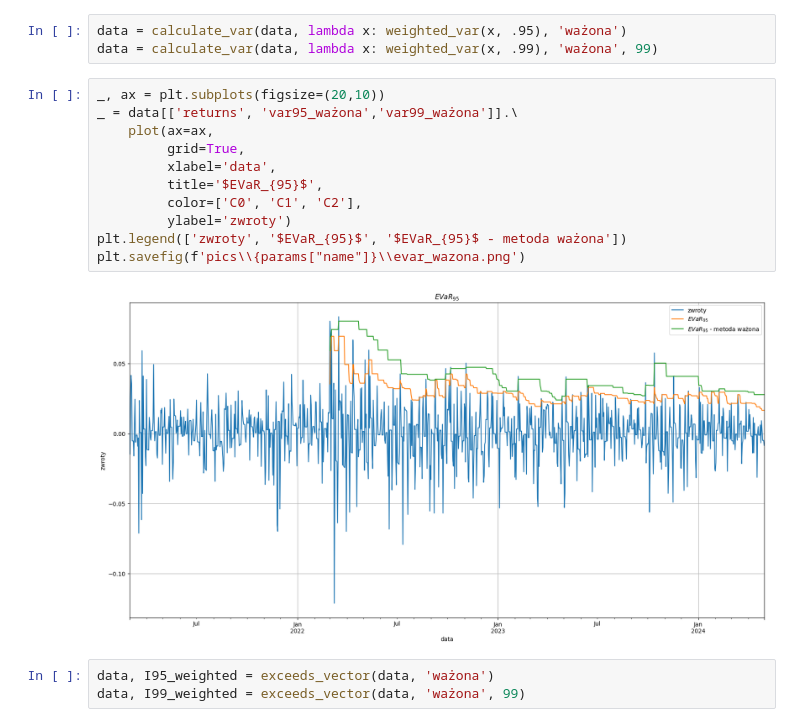
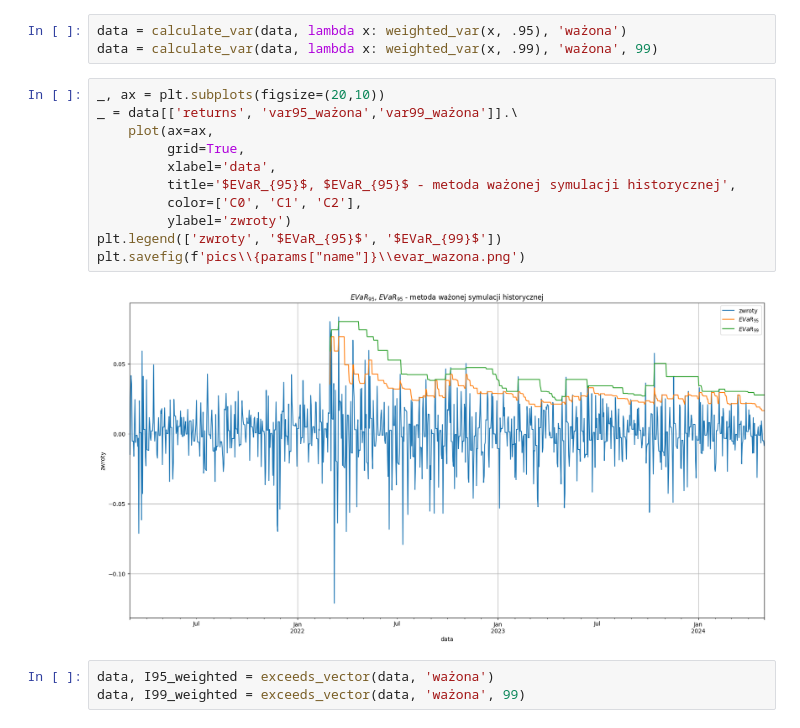
Before and after one commit to OlaHodera/risk, a Jupyter notebook: projekt3/historical_expectiles.ipynb, the cells around one changed output. Cells and saved outputs as stored; diff of their text form.

```diff
--- a/projekt3/historical_expectiles.ipynb
+++ b/projekt3/historical_expectiles.ipynb
@@ -66,16 +66,16 @@ data = calculate_var(data, lambda x: weighted_var(x, .99), 'ważona', 99)
 # %%
 _, ax = plt.subplots(figsize=(20,10))
 _ = data[['returns', 'var95_ważona','var99_ważona']].\
     plot(ax=ax,
          grid=True,
          xlabel='data',
-         title='$EVaR_{95}$',
+         title='$EVaR_{95}$, $EVaR_{95}$ - metoda ważonej symulacji historycznej',
          color=['C0', 'C1', 'C2'],
          ylabel='zwroty')
-plt.legend(['zwroty', '$EVaR_{95}$', '$EVaR_{95}$ - metoda ważona'])
+plt.legend(['zwroty', '$EVaR_{95}$', '$EVaR_{99}$'])
 plt.savefig(f'pics\\{params["name"]}\\evar_wazona.png')
 # %% [output]
-[figure, old version]
+[figure, new version]
 # %%
 data, I95_weighted = exceeds_vector(data, 'ważona')
 data, I99_weighted = exceeds_vector(data, 'ważona', 99)
```
Also changed, not shown: parts of 2 cells of this notebook, 2 other files.
